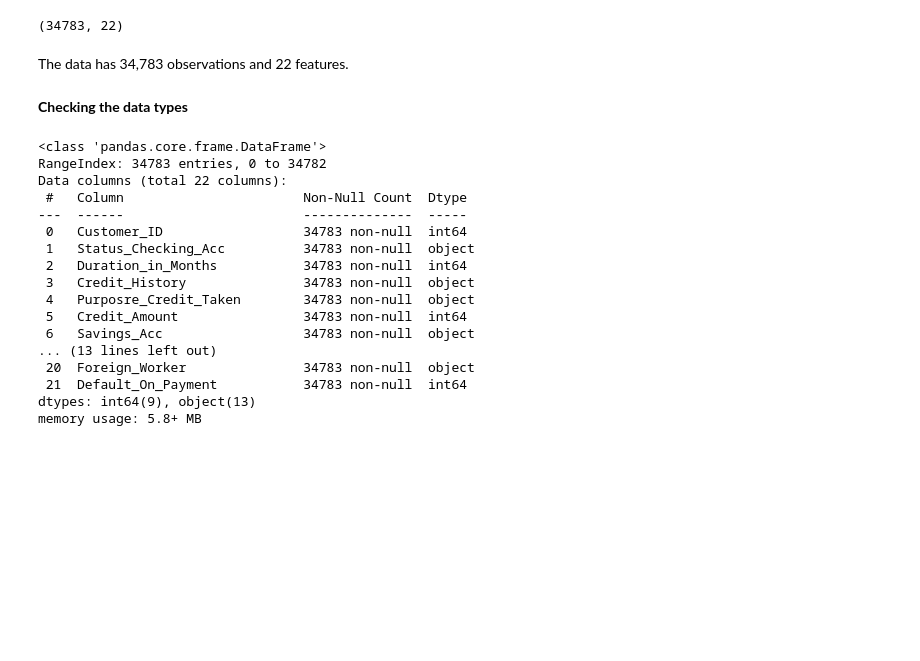
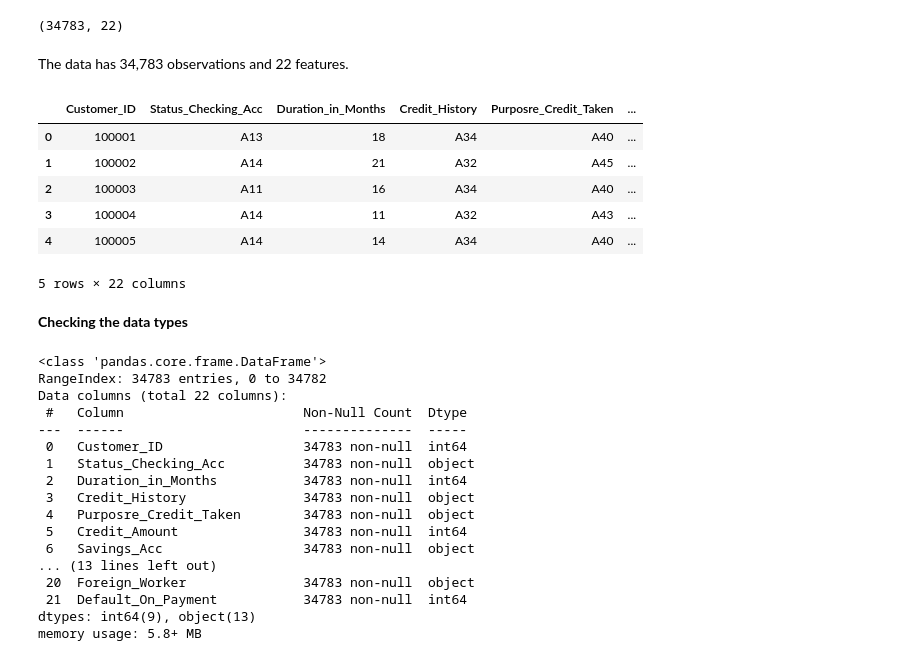
Before and after one commit to yogi-datalabs/machine-learning, a Jupyter notebook: SVM/SVM.ipynb, the cells around one changed output. Drawn from its saved outputs; the diff is of its cells as text; code cells hidden in the pictures; blank space fills up the shorter version.

```diff
--- a/SVM/SVM.ipynb
+++ b/SVM/SVM.ipynb
@@ -69,6 +69,16 @@ df.shape
 (34783, 22)
 # %% [markdown]
 The data has 34,783 observations and 22 features.
+# %%
+df.head()
+# %% [output]
+|  | Customer_ID | Status_Checking_Acc | Duration_in_Months | Credit_History | Purposre_Credit_Taken | ... |
+| 0 | 100001 | A13 | 18 | A34 | A40 | ... |
+| 1 | 100002 | A14 | 21 | A32 | A45 | ... |
+| 2 | 100003 | A11 | 16 | A34 | A40 | ... |
+| 3 | 100004 | A14 | 11 | A32 | A43 | ... |
+| 4 | 100005 | A14 | 14 | A34 | A40 | ... |
+5 rows × 22 columns
 # %% [markdown]
 **Checking the data types**
 # %%
```
Also changed, not shown: parts of 1 cell of this notebook, 41 other files.
